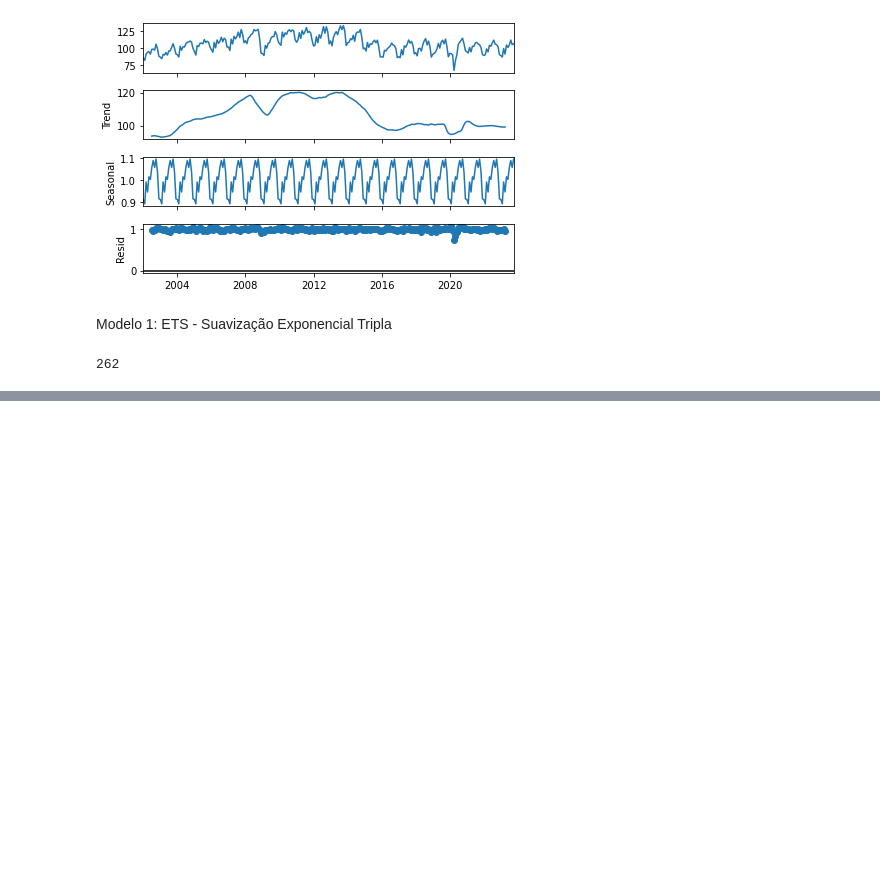
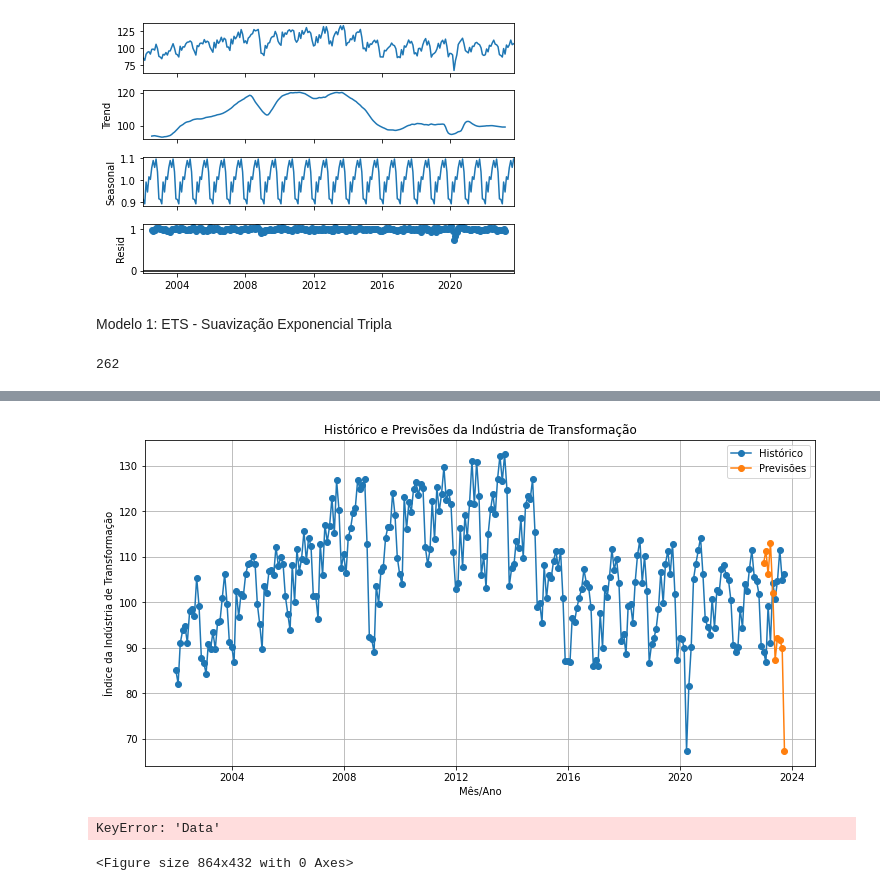
Before and after one commit to brauseo/Previsao_Industria_da_Transformacao, a Jupyter notebook: Previsao_Industria.ipynb, the cells around one changed output, grey strips where cells are left out. Drawn from its saved outputs; the diff is of its cells as text; code cells hidden in the pictures; blank space fills up the shorter version.

```diff
--- a/Previsao_Industria.ipynb
+++ b/Previsao_Industria.ipynb
@@ -238,0 +409,20 @@ from statsmodels.tsa.seasonal import seasonal_decompose
+# %%
+import pandas as pd
+
+# Criar uma lista de datas para as previsões
+dates = pd.date_range(start='2023-01-01', periods=len(predictions_df), freq='MS')
+
+# Adicionar as datas ao DataFrame predictions_df
+predictions_df['Data'] = dates
+
+# Definir a coluna 'Data' como índice
+predictions_df.set_index('Data', inplace=True)
+# %%
+# Criar DataFrame apenas com as colunas 'Data' e '21862 - Indicadores da produção (2022=100) - Indústria de transformação - Índice'
+df_transformacao = df2[['Data', '21862 - Indicadores da produção (2022=100) - Indústria de transformação - Índice']].copy()
+
+
+# Definir a coluna 'Data' como índice do DataFrame df_transformacao
+df_transformacao.set_index('Data', inplace=True)
+# Exibir as primeiras linhas do DataFrame para verificação
+df_transformacao.head()
@@ -238,0 +442,6 @@ from statsmodels.tsa.seasonal import seasonal_decompose
+# %%
+# Converter o índice de predictions_df para o tipo datetime
+predictions_df.index = pd.to_datetime(predictions_df.index)
+
+# Selecionar as previsões até junho de 2024
+predictions_until_june_2024 = predictions_df.loc[predictions_df.index <= '2024-06-01']
@@ -238,0 +486,3 @@ from statsmodels.tsa.seasonal import seasonal_decompose
+# %%
+df_combined = pd.merge(df_transformacao.reset_index(), predictions_until_june_2024.reset_index(), on = 'Data', how = 'left').reset_index(drop = True).set_index('Data')
+df_combined
@@ -238,0 +504,27 @@ from statsmodels.tsa.seasonal import seasonal_decompose
+# %%
+# Plotar o histórico e as previsões até junho de 2024
+plt.figure(figsize=(12, 6))
+plt.plot(df_combined['21862 - Indicadores da produção (2022=100) - Indústria de transformação - Índice'], marker='o', label='Histórico')
+plt.plot(df_combined['Previsões'], marker='o', label='Previsões')
+plt.xlabel('Mês/Ano')
+plt.ylabel('Índice da Indústria de Transformação')
+plt.title('Histórico e Previsões da Indústria de Transformação')
+plt.legend()
+plt.grid(True)
+plt.show()
+# %% [output]
+[figure, added]
+# %%
+# Plotar o histórico e as previsões até junho de 2024
+plt.figure(figsize=(12, 6))
+plt.plot(df_transformacao['Data'], df_transformacao['21862 - Indicadores da produção (2022=100) - Indústria de transformação - Índice'], marker='o', label='Histórico')
+plt.plot(predictions_until_june_2024.index, predictions_until_june_2024['Previsões'], marker='o', label='Previsões')
+plt.xlabel('Mês/Ano')
+plt.ylabel('Índice da Indústria de Transformação')
+plt.title('Histórico e Previsões da Indústria de Transformação')
+plt.legend()
+plt.grid(True)
+plt.show()
+# %% [output]
+KeyError: 'Data'
+<Figure size 864x432 with 0 Axes>
```
Also changed, not shown: parts of 139 cells of this notebook.
